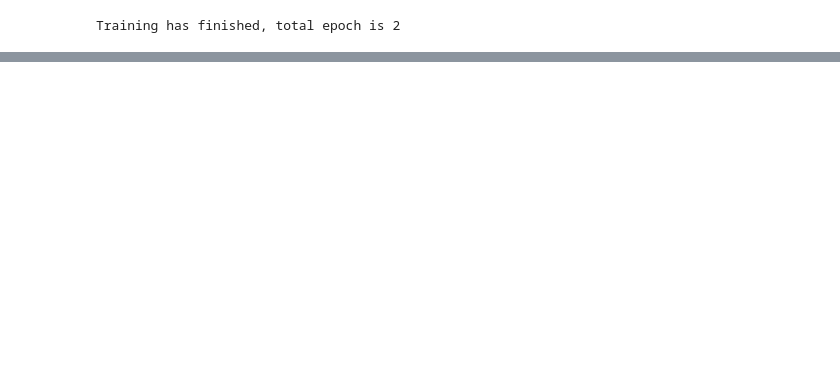
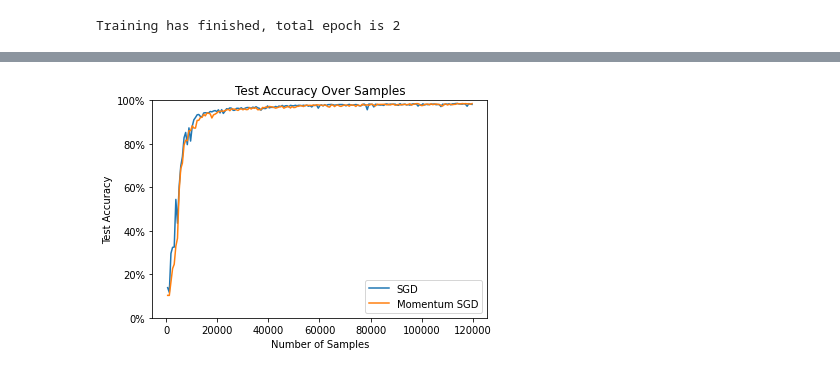
Before and after one commit to ZhaoChunshan/MomentumSGD, a Jupyter notebook: LeNet.ipynb, the cells around one changed output, grey strips where cells are left out. Saved outputs shown, nothing was run; the diff lists cells and outputs as text; code cells hidden in the pictures; blank space fills up the shorter version.

```diff
--- a/LeNet.ipynb
+++ b/LeNet.ipynb
@@ -177,0 +199,17 @@ plt.show()
+# %%
+# Plotting test accuracy over samples
+from matplotlib.ticker import PercentFormatter
+plt.figure(figsize=(6, 4))
+plt.plot(sample_num, sgd_acc, label="SGD")
+plt.plot(sample_num, msgd_acc, label="Momentum SGD")
+plt.xlabel("Number of Samples")
+plt.ylabel("Test Accuracy")
+plt.ylim(0, 100)
+plt.gca().yaxis.set_major_formatter(PercentFormatter())
+plt.title("Test Accuracy Over Samples")
+plt.legend(loc="lower right")
+# Save the figure
+plt.savefig("./result/LeNet/Accuracy_Over_Samples_batch_{}_lr_{:.4f}_momentum_{:.4f}.png".format(BATCH_SIZE, LR, MOMENTUM), dpi=300)
+plt.show()
+# %% [output]
+[figure, added]
```
Also changed, not shown: parts of 5 cells of this notebook, 17 other files.
